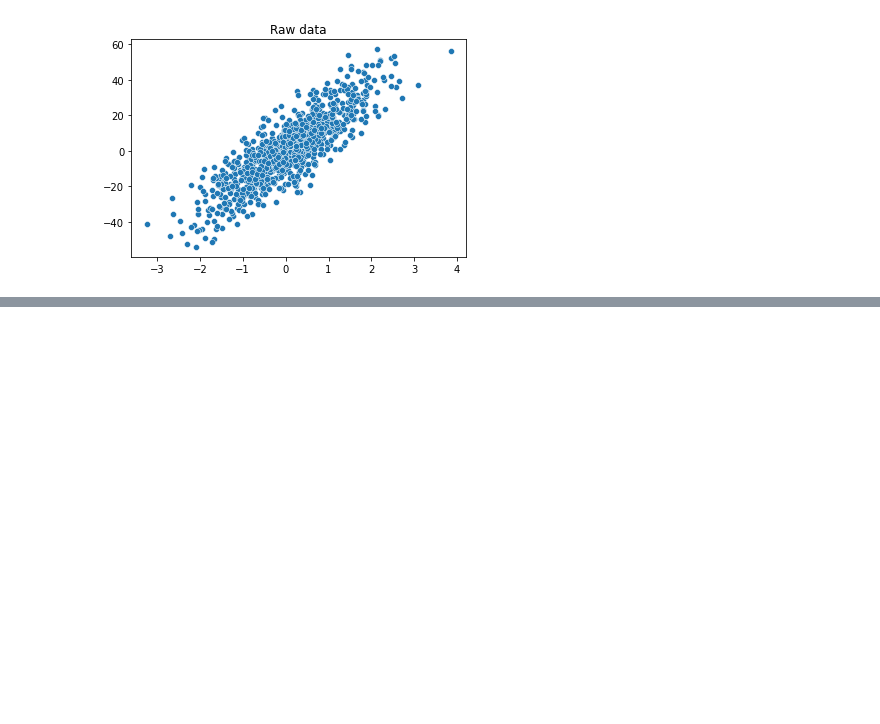
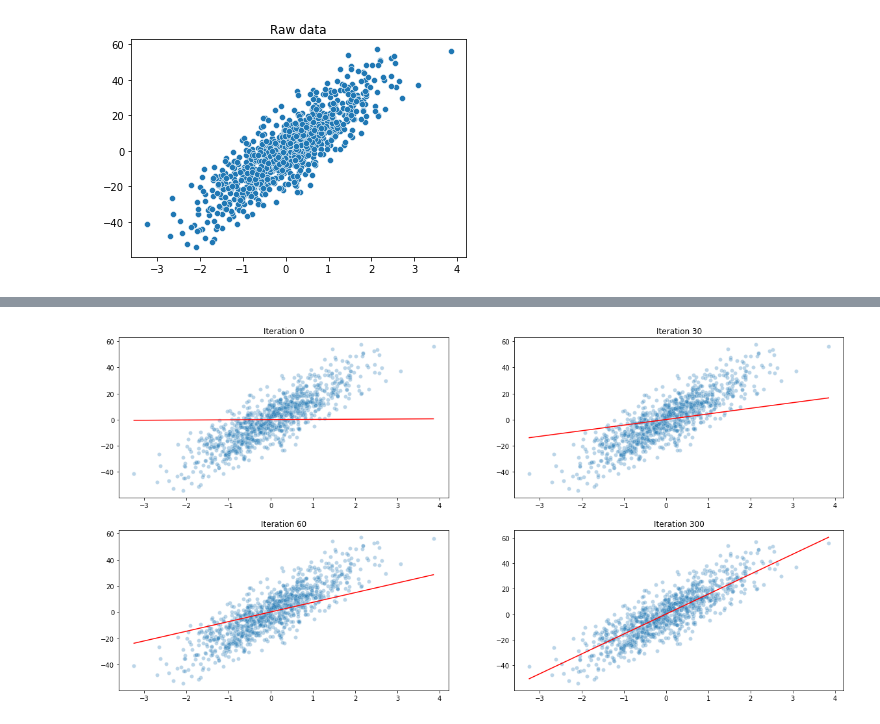
Before and after one commit to jdidcote/machine-learning-from-scratch, a Jupyter notebook: notebooks/examples.ipynb, the cells around one changed output, grey strips where cells are left out. Saved outputs shown, nothing was run; the diff lists cells and outputs as text; code cells hidden in the pictures; blank space fills up the shorter version.

Commit message:
Added logistic regression and updated examples notebook

```diff
--- a/notebooks/examples.ipynb
+++ b/notebooks/examples.ipynb
@@ -54,0 +57,20 @@ sns.lineplot(x=X_reg_uni.flatten(), y=y_hat, color="red")
+# %%
+y_hat_history = []
+
+for theta in lr_uni.theta_history[:1000]:
+    y_hat_history.append(
+        lr_uni.predict_adhoc(X_reg_uni, theta, False)
+    )
+
+lr_uni_examples = [0, 30, 60, 300]
+
+fig, axs = plt.subplots(2, 2, figsize=(20, 10))
+
+for i, ax in enumerate(axs.flatten()):
+    iter_ = lr_uni_examples[i]
+    sns.scatterplot(x=X_reg_uni.flatten(), y=y_reg_uni, alpha=0.3, ax=ax)
+    sns.lineplot(x=X_reg_uni.flatten(), y=y_hat_history[iter_], color="red", ax=ax)
+    ax.set_title(f"Iteration {iter_}")
+plt.show()
+# %% [output]
+[figure, added]
```
Also changed, not shown: parts of 14 cells of this notebook, 5 other files.
